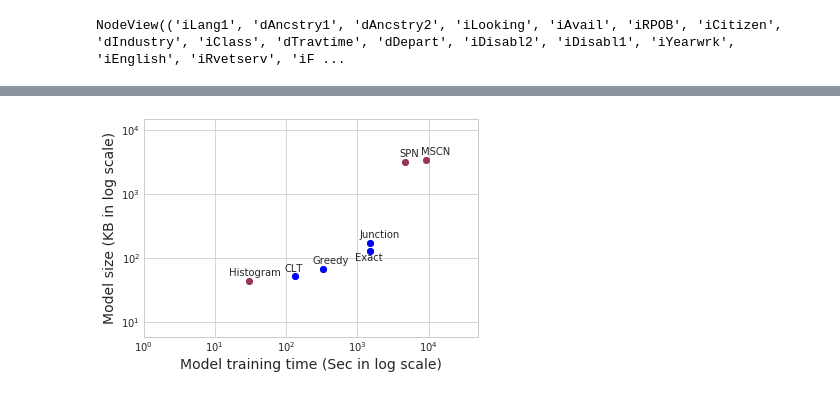
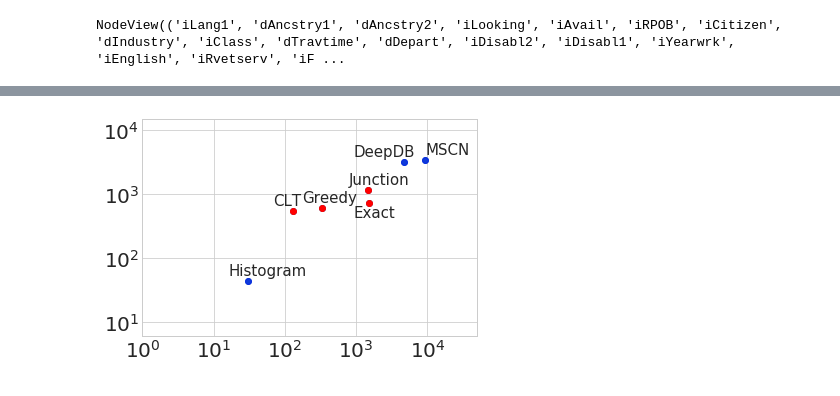
Before and after one commit to wuziniu/BayesCard, a Jupyter notebook: Testing/plots.ipynb, the cells around one changed output, grey strips where cells are left out. Drawn from its saved outputs; the diff is of its cells as text; code cells hidden in the pictures.

```diff
--- a/Testing/plots.ipynb
+++ b/Testing/plots.ipynb
@@ -365,38 +408,41 @@ plt.savefig("scala_DMV.pdf")
 # %%
 import matplotlib.pyplot as plt
 plt.style.use('seaborn-whitegrid')
 x = [132, 329, 1490, 1500, 4629, 9348, 30.45]
-y = [52, 68, 175, 132, 3220, 3421, 44]
-types = ["CLT", "Greedy", "Junction", "Exact", "SPN", "MSCN", "Histogram"]
+y = [552, 618, 1175, 732, 3220, 3421, 44]
+types = ["CLT", "Greedy", "Junction", "Exact", "DeepDB", "MSCN", "Histogram"]
 fig, ax = plt.subplots()
 ax.scatter(x, y)
 
-ax.set_xlabel('Model training time (Sec in log scale)', fontsize=14)
-ax.set_ylabel('Model size (KB in log scale)', fontsize=14)
+#ax.set_xlabel('Model training time (Sec in log scale)', fontsize=14)
+#ax.set_ylabel('Model size (KB in log scale)', fontsize=14)
 #ax.set_title('Model scalability of different methods', fontsize=14)
 ax.set_xscale('log')
 plt.ylim(6, 15000)
 plt.xlim(1, 50000)
 ax.set_yscale('log')
 
 
 for i, txt in enumerate(types[0:4]):
     if txt == "Exact":
-        xytext=(-15,-10)
+        xytext=(-15,-15)
     else:
-        xytext=(-10,5)
-    ax.annotate(txt, (x[i], y[i]), xytext=xytext, textcoords='offset points', fontsize=10)
-    bn = plt.scatter(x[i], y[i], color='blue')
-
+        xytext=(-20,5)
+    ax.annotate(txt, (x[i], y[i]), xytext=xytext, textcoords='offset points', fontsize=15)
+    bn = plt.scatter(x[i], y[i], color='red')
+plt.yticks(fontsize=20)
+plt.xticks(fontsize=20)
 for i, txt in enumerate(types[4:]):
     i += 4
     if txt == "Histogram":
         xytext=(-20,5)
+    elif txt == "DeepDB":
+        xytext=(-50,5)
     else:
-        xytext=(-5,5)
-    ax.annotate(txt, (x[i], y[i]), xytext=xytext, textcoords='offset points', fontsize=10)
-    other = plt.scatter(x[i], y[i], color='red', alpha=0.5)
+        xytext=(0,5)
+    ax.annotate(txt, (x[i], y[i]), xytext=xytext, textcoords='offset points', fontsize=15)
+    other = plt.scatter(x[i], y[i], color='blue', alpha=0.5)
 plt.savefig("scala_JOB.pdf")
 #ax.legend((bn,), ('BNs',) , loc="upper left", fontsize=14)
 # %% [output]
-[figure, old version]
+[figure, new version]
```
Also changed, not shown: parts of 5 cells of this notebook, 9 other files.
